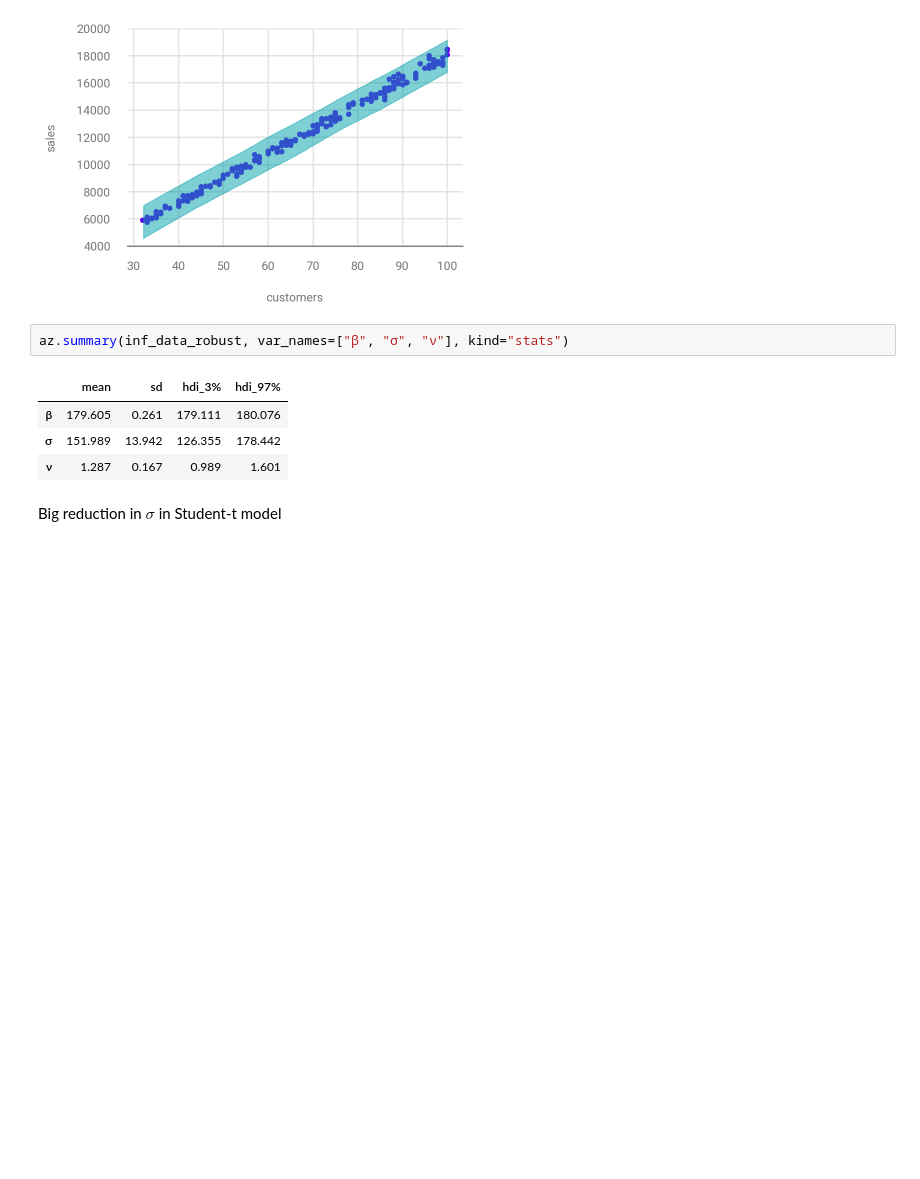
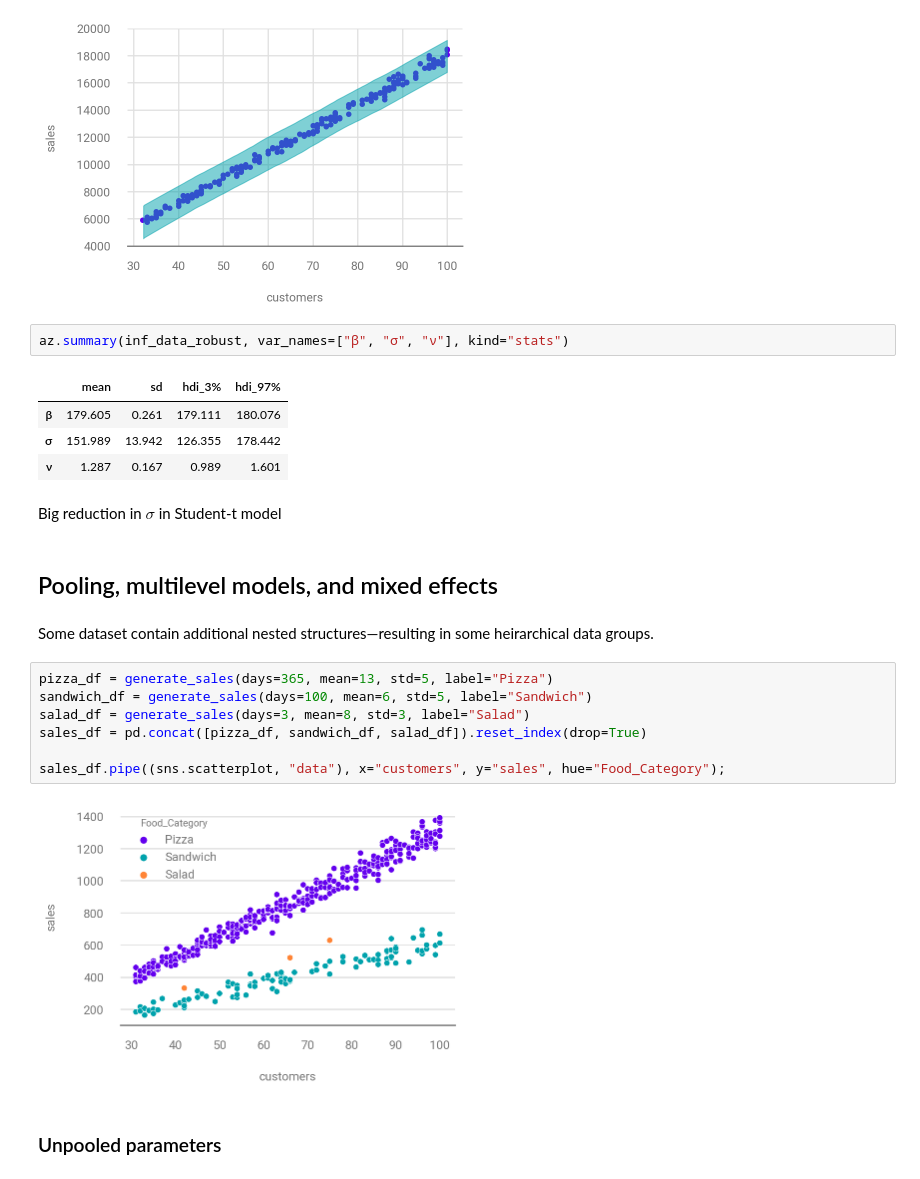
Before and after one commit to paw-lu/bayesian-modeling-computation-python, a Jupyter notebook: notebooks/4_extending_linear_models.ipynb, the cells around one changed output. Saved outputs shown, nothing was run; the diff lists cells and outputs as text; blank space fills up the shorter version.

Commit message:
:memo: Pooling, multilevel models, and mixed effects

```diff
--- a/notebooks/4_extending_linear_models.ipynb
+++ b/notebooks/4_extending_linear_models.ipynb
@@ -350,3 +351,19 @@ az.summary(inf_data_robust, var_names=["β", "σ", "ν"], kind="stats")
 | ν | 1.287 | 0.167 | 0.989 | 1.601 |
 # %% [markdown]
 Big reduction in $\sigma$ in Student-t model
+# %% [markdown]
+## Pooling, multilevel models, and mixed effects
+# %% [markdown]
+Some dataset contain additional nested structures—resulting
+in some heirarchical data groups.
+# %%
+pizza_df = generate_sales(days=365, mean=13, std=5, label="Pizza")
+sandwich_df = generate_sales(days=100, mean=6, std=5, label="Sandwich")
+salad_df = generate_sales(days=3, mean=8, std=3, label="Salad")
+sales_df = pd.concat([pizza_df, sandwich_df, salad_df]).reset_index(drop=True)
+
+sales_df.pipe((sns.scatterplot, "data"), x="customers", y="sales", hue="Food_Category");
+# %% [output]
+[figure, added]
+# %% [markdown]
+### Unpooled parameters
```
Also changed, not shown: parts of 17 cells of this notebook, 1 other file.
